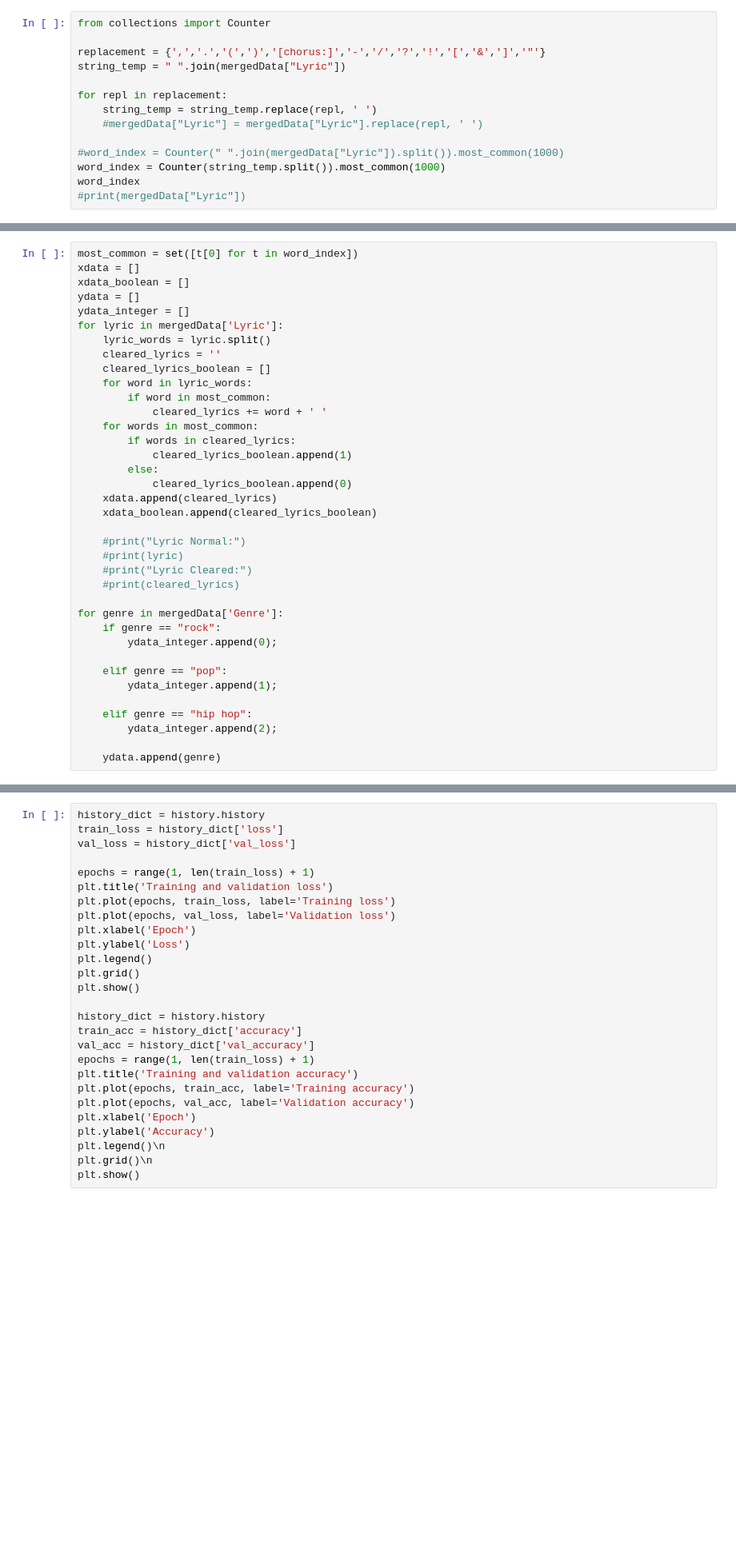
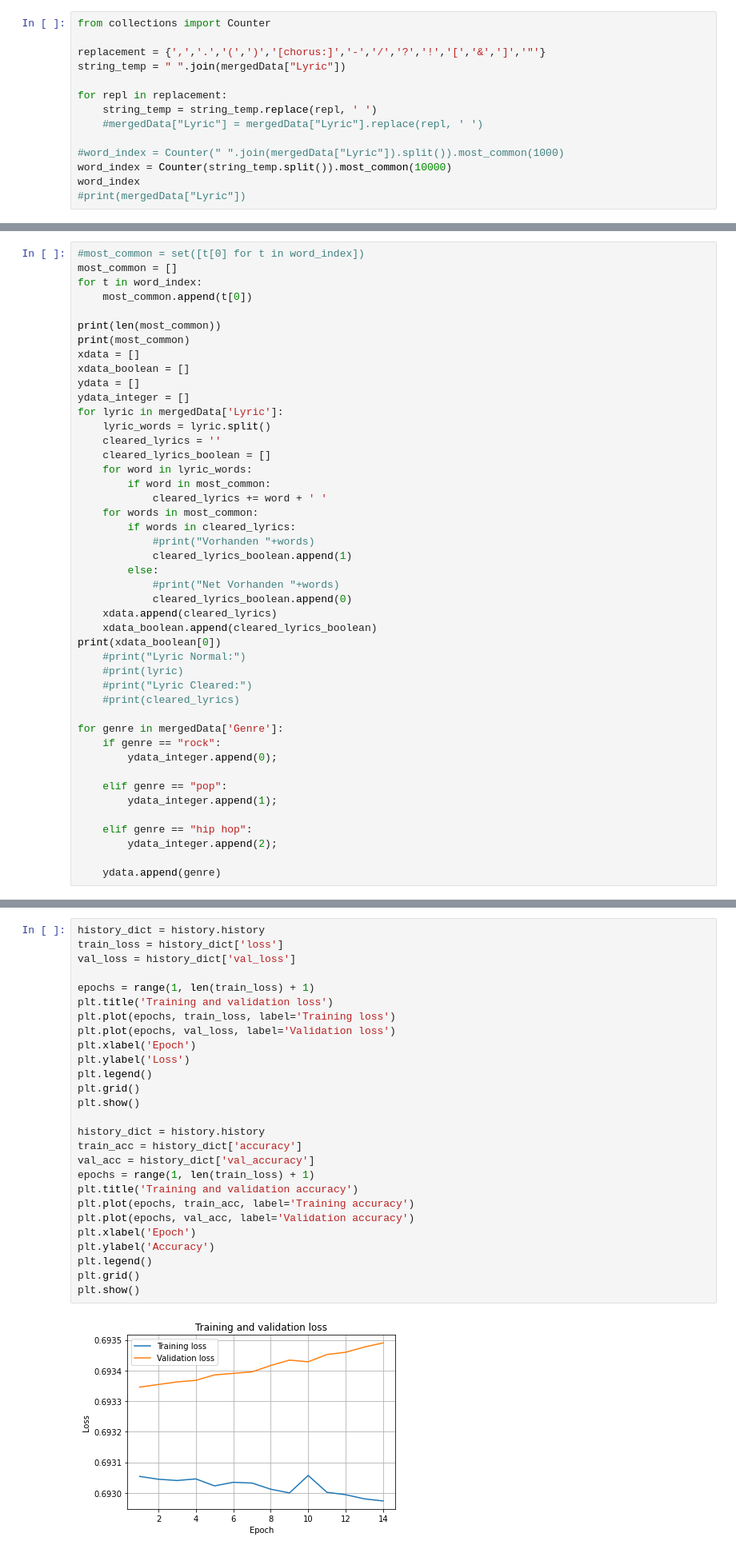
Before and after one commit to Simonymous/Songtext-KI, a Jupyter notebook: NTT_Official_Project.ipynb, the cells around one changed output, grey strips where cells are left out. Shown at 80% size. Saved outputs shown, nothing was run; the diff lists cells and outputs as text; blank space fills up the shorter version.

```diff
--- a/NTT_Official_Project.ipynb
+++ b/NTT_Official_Project.ipynb
@@ -103,7 +103,7 @@ for repl in replacement:
     #mergedData["Lyric"] = mergedData["Lyric"].replace(repl, ' ')
 
 #word_index = Counter(" ".join(mergedData["Lyric"]).split()).most_common(1000)
-word_index = Counter(string_temp.split()).most_common(1000)
+word_index = Counter(string_temp.split()).most_common(10000)
 word_index
 #print(mergedData["Lyric"])
 # %% [output]
@@ -148,5 +127,11 @@ word_index
 # %%
-most_common = set([t[0] for t in word_index])
+#most_common = set([t[0] for t in word_index])
+most_common = []
+for t in word_index:
+    most_common.append(t[0])
+
+print(len(most_common))
+print(most_common)
 xdata = []
 xdata_boolean = []
 ydata = []
@@ -160,12 +145,14 @@ for lyric in mergedData['Lyric']:
             cleared_lyrics += word + ' '
     for words in most_common:
         if words in cleared_lyrics:
+            #print("Vorhanden "+words)
             cleared_lyrics_boolean.append(1)
         else:
+            #print("Net Vorhanden "+words)
             cleared_lyrics_boolean.append(0)
     xdata.append(cleared_lyrics)
     xdata_boolean.append(cleared_lyrics_boolean)
-
+print(xdata_boolean[0])
     #print("Lyric Normal:")
     #print(lyric)
     #print("Lyric Cleared:")
@@ -224,27 +214,29 @@ print("Test accuracy:", score[1])
 # %%
 history_dict = history.history
 train_loss = history_dict['loss']
 val_loss = history_dict['val_loss']
 
 epochs = range(1, len(train_loss) + 1)
 plt.title('Training and validation loss')
 plt.plot(epochs, train_loss, label='Training loss')
 plt.plot(epochs, val_loss, label='Validation loss')
 plt.xlabel('Epoch')
 plt.ylabel('Loss')
 plt.legend()
 plt.grid()
 plt.show()
 
 history_dict = history.history
 train_acc = history_dict['accuracy']
 val_acc = history_dict['val_accuracy']
 epochs = range(1, len(train_loss) + 1)
 plt.title('Training and validation accuracy')
 plt.plot(epochs, train_acc, label='Training accuracy')
 plt.plot(epochs, val_acc, label='Validation accuracy')
 plt.xlabel('Epoch')
 plt.ylabel('Accuracy')
-plt.legend()\n
-plt.grid()\n
+plt.legend()
+plt.grid()
 plt.show()
+# %% [output]
+[figure, added]
```
Also changed, not shown: parts of 4 cells of this notebook.
